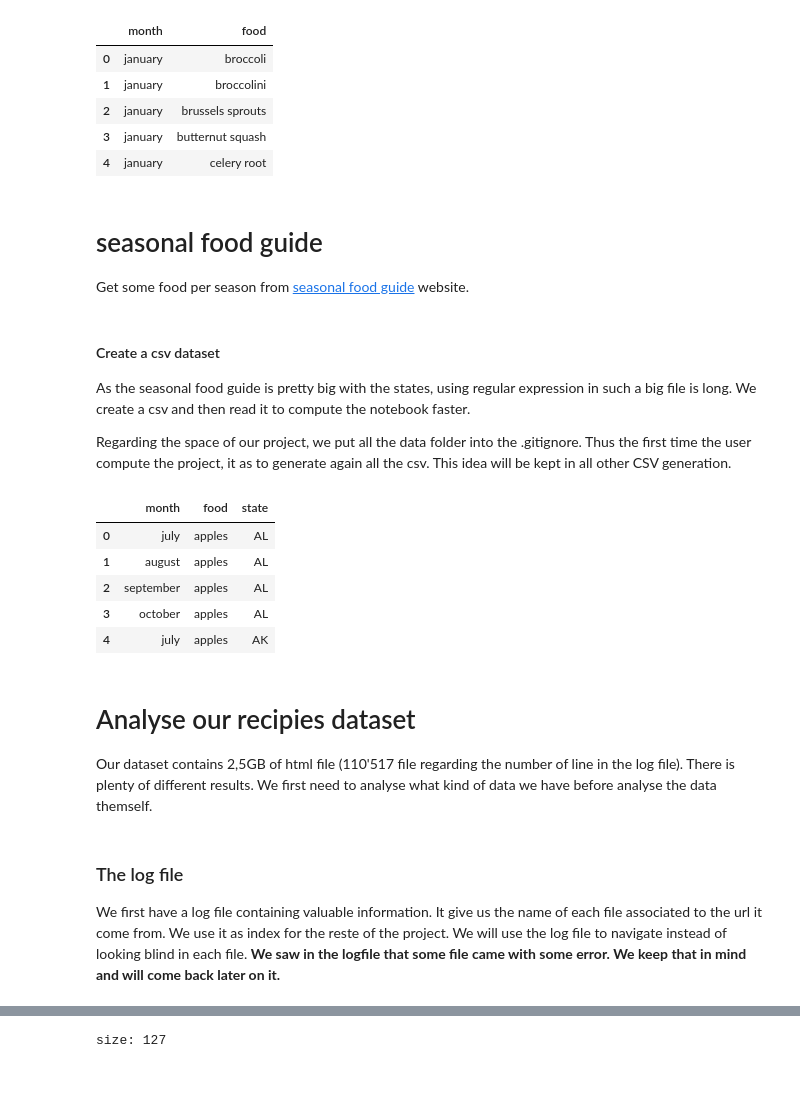
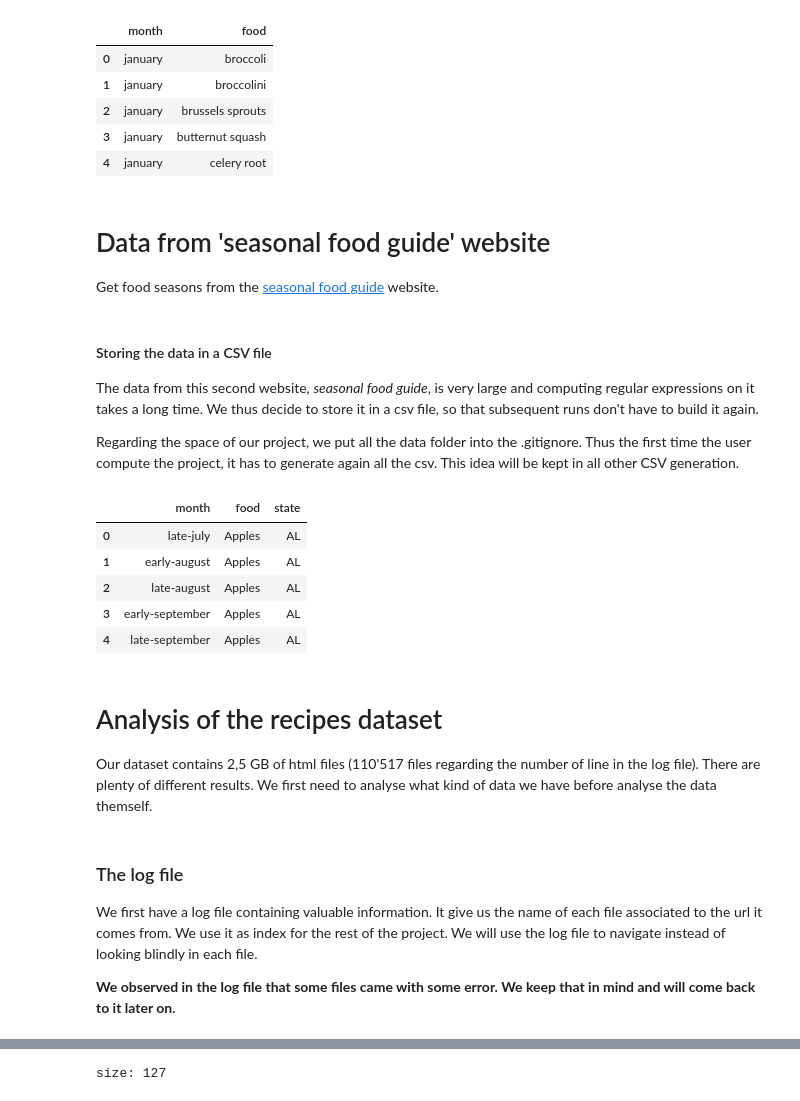
Before and after one commit to csbenz/ada, a Jupyter notebook: project/Project_test.ipynb, the cells around one changed output, grey strips where cells are left out. Drawn from its saved outputs; the diff is of its cells as text; code cells hidden in the pictures.

```diff
--- a/project/Project_test.ipynb
+++ b/project/Project_test.ipynb
@@ -40,5 +41,5 @@ eat_season_data.head()
 | 3 | january | butternut squash |
 | 4 | january | celery root |
 # %% [markdown]
-# seasonal food guide
-Get some food per season from [seasonal food guide](https://www.seasonalfoodguide.org/) website.
+# Data from 'seasonal food guide' website
+Get food seasons from the [seasonal food guide](https://www.seasonalfoodguide.org/) website.
@@ -57,7 +56,7 @@ def buildSeasonalFoodGuideCSV():
     req = requests.get(url + url_end)
     data = req.text
 
-    season_guid_data = pd.DataFrame(columns=['month', 'food', 'state'])
+    season_guide_data = pd.DataFrame(columns=['month', 'food', 'state'])
 
     m = re.findall(r'\{name:"(.*?)\}\}',data)
     m = m[1:]
@@ -71,36 +70,35 @@ def buildSeasonalFoodGuideCSV():
         food = re.findall(r'([A-Za-z]+)"', elem)[0]
         for x in range(0, len(seasons)):
             for season in seasons[x].split(','):
-                season_guid_data = season_guid_data.append({
+                season_guide_data = season_guide_data.append({
                         'month' : months[int((int(season)-1)/2)].lower(),
                         'food' : food.lower(),
                         'state' : states[x]
 
                 }, ignore_index=True)
-    return season_guid_data.drop_duplicates()
+    return season_guide_data.drop_duplicates()
 # %% [markdown]
-#### Create a csv dataset
-As the seasonal food guide is pretty big with the states, using regular expression in such a big file is long. We create a csv and then read it to compute the notebook faster.
+#### Storing the data in a CSV file
+The data from this second website, *seasonal food guide*, is very large and computing regular expressions on it takes a long time. We thus decide to store it in a csv file, so that subsequent runs don't have to build it again.
 
-Regarding the space of our project, we put all the data folder into the .gitignore. Thus the first time the user compute the project, it as to generate again all the csv. This idea will be kept in all other CSV generation.
+Regarding the space of our project, we put all the data folder into the .gitignore. Thus the first time the user compute the project, it has to generate again all the csv. This idea will be kept in all other CSV generation.
 # %%
-from pathlib import Path
 
-my_file = Path("data/seasonalFoodGuide.csv")
-if my_file.is_file():
-    season_guid_data = pd.read_csv('data/seasonalFoodGuide.csv')
+SFG_file = Path("data/seasonalFoodGuide.csv")
+if SFG_file.is_file():
+    season_guide_data = pd.read_csv('data/seasonalFoodGuide.csv')
 else:
-    season_guid_data = buildSeasonalFoodGuideCSV()
-    season_guid_data.to_csv('data/seasonalFoodGuide.csv', index=False)
+    season_guide_data = buildSeasonalFoodGuideCSV()
+    season_guide_data.to_csv('data/seasonalFoodGuide.csv', index=False)
 
-season_guid_data.head()
+season_guide_data.head()
 # %% [output]
 |  | month | food | state |
-| 0 | july | apples | AL |
-| 1 | august | apples | AL |
-| 2 | september | apples | AL |
-| 3 | october | apples | AL |
-| 4 | july | apples | AK |
+| 0 | late-july | Apples | AL |
+| 1 | early-august | Apples | AL |
+| 2 | late-august | Apples | AL |
+| 3 | early-september | Apples | AL |
+| 4 | late-september | Apples | AL |
 # %% [markdown]
-# Analyse our recipies dataset
-Our dataset contains 2,5GB of html file (110'517 file regarding the number of line in the log file). There is plenty of different results. We first need to analyse what kind of data we have before analyse the data themself.
+# Analysis of the recipes dataset
+Our dataset contains 2,5 GB of html files (110'517 files regarding the number of line in the log file). There are plenty of different results. We first need to analyse what kind of data we have before analyse the data themself.
@@ -109,7 +105,8 @@ import glob
 # %% [markdown]
 ### The log file
-We first have a log file containing valuable information. It give us the name of each file associated to the url it come from. We use it as index for the reste of the project. We will use the log file to navigate instead of looking blind in each file.
-**We saw in the logfile that some file came with some error. We keep that in mind and will come back later on it.**
+We first have a log file containing valuable information. It give us the name of each file associated to the url it comes from. We use it as index for the rest of the project. We will use the log file to navigate instead of looking blindly in each file.
+
+**We observed in the log file that some files came with some error. We keep that in mind and will come back to it later on.**
 # %%
 log_path = 'data/recipePages/msg.log'
 recipies_path = 'data/recipePages'
```
Also changed, not shown: parts of 30 cells of this notebook.
